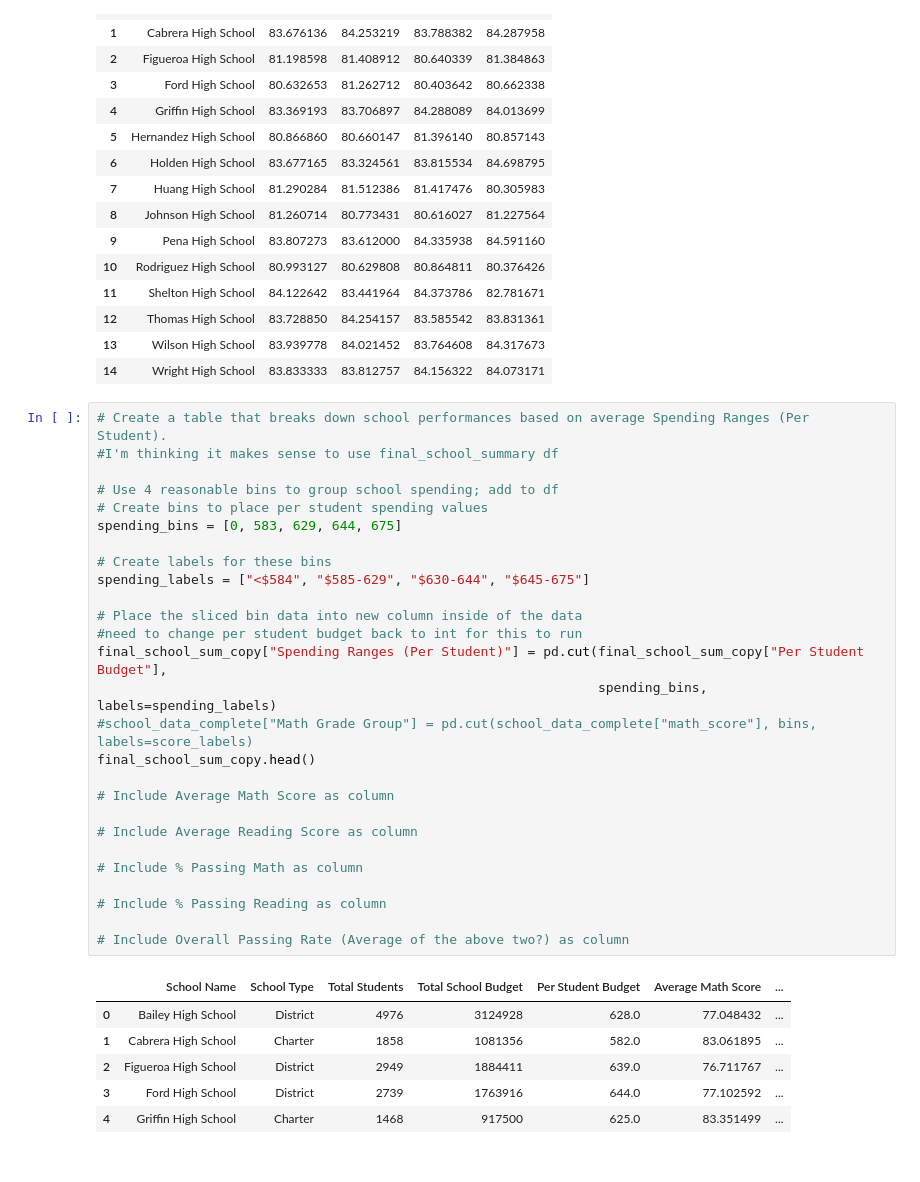
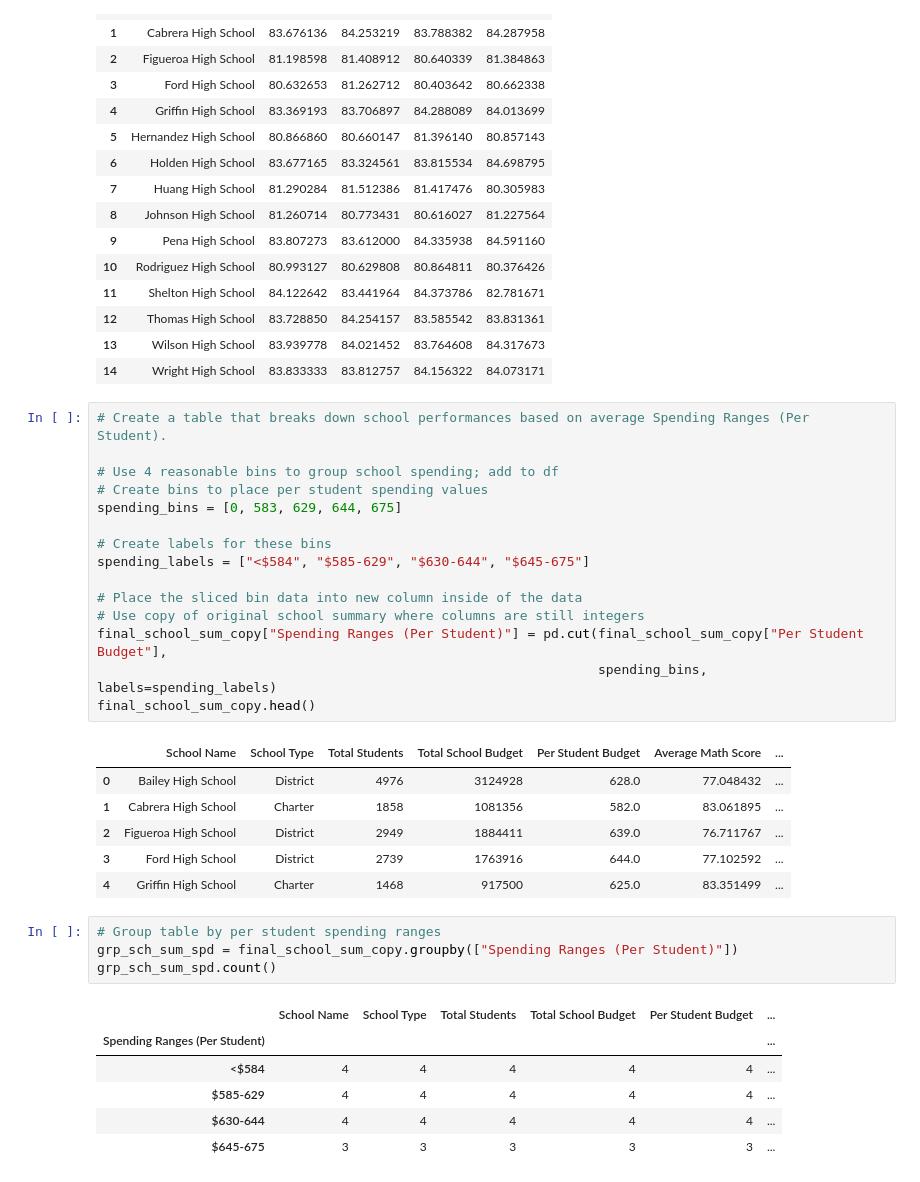
Before and after one commit to tamaranxu/pandas-challenge, a Jupyter notebook: PyCitySchools/PyCitySchools.ipynb, the cells around one changed output. Saved outputs shown, nothing was run; the diff lists cells and outputs as text.

```diff
--- a/PyCitySchools/PyCitySchools.ipynb
+++ b/PyCitySchools/PyCitySchools.ipynb
@@ -899,7 +899,6 @@ avg_rdg_df
 | 14 | Wright High School | 83.833333 | 83.812757 | 84.156322 | 84.073171 |
 # %%
 # Create a table that breaks down school performances based on average Spending Ranges (Per Student).
-#I'm thinking it makes sense to use final_school_summary df
 
 # Use 4 reasonable bins to group school spending; add to df
 # Create bins to place per student spending values
@@ -909,21 +908,10 @@ spending_bins = [0, 583, 629, 644, 675]
 spending_labels = ["<$584", "$585-629", "$630-644", "$645-675"]
 
 # Place the sliced bin data into new column inside of the data
-#need to change per student budget back to int for this to run
+# Use copy of original school summary where columns are still integers
 final_school_sum_copy["Spending Ranges (Per Student)"] = pd.cut(final_school_sum_copy["Per Student Budget"],
                                                                 spending_bins, labels=spending_labels)
-#school_data_complete["Math Grade Group"] = pd.cut(school_data_complete["math_score"], bins, labels=score_labels)
 final_school_sum_copy.head()
-
-# Include Average Math Score as column
-
-# Include Average Reading Score as column
-
-# Include % Passing Math as column
-
-# Include % Passing Reading as column
-
-# Include Overall Passing Rate (Average of the above two?) as column
 # %% [output]
 |  | School Name | School Type | Total Students | Total School Budget | Per Student Budget | Average Math Score | ... |
 | 0 | Bailey High School | District | 4976 | 3124928 | 628.0 | 77.048432 | ... |
@@ -931,3 +919,14 @@ final_school_sum_copy.head()
 | 2 | Figueroa High School | District | 2949 | 1884411 | 639.0 | 76.711767 | ... |
 | 3 | Ford High School | District | 2739 | 1763916 | 644.0 | 77.102592 | ... |
 | 4 | Griffin High School | Charter | 1468 | 917500 | 625.0 | 83.351499 | ... |
+# %%
+# Group table by per student spending ranges
+grp_sch_sum_spd = final_school_sum_copy.groupby(["Spending Ranges (Per Student)"])
+grp_sch_sum_spd.count()
+# %% [output]
+|  | School Name | School Type | Total Students | Total School Budget | Per Student Budget | ... |
+| Spending Ranges (Per Student) |  |  |  |  |  | ... |
+| <$584 | 4 | 4 | 4 | 4 | 4 | ... |
+| $585-629 | 4 | 4 | 4 | 4 | 4 | ... |
+| $630-644 | 4 | 4 | 4 | 4 | 4 | ... |
+| $645-675 | 3 | 3 | 3 | 3 | 3 | ... |
```
Also changed, not shown: parts of 5 cells of this notebook.
